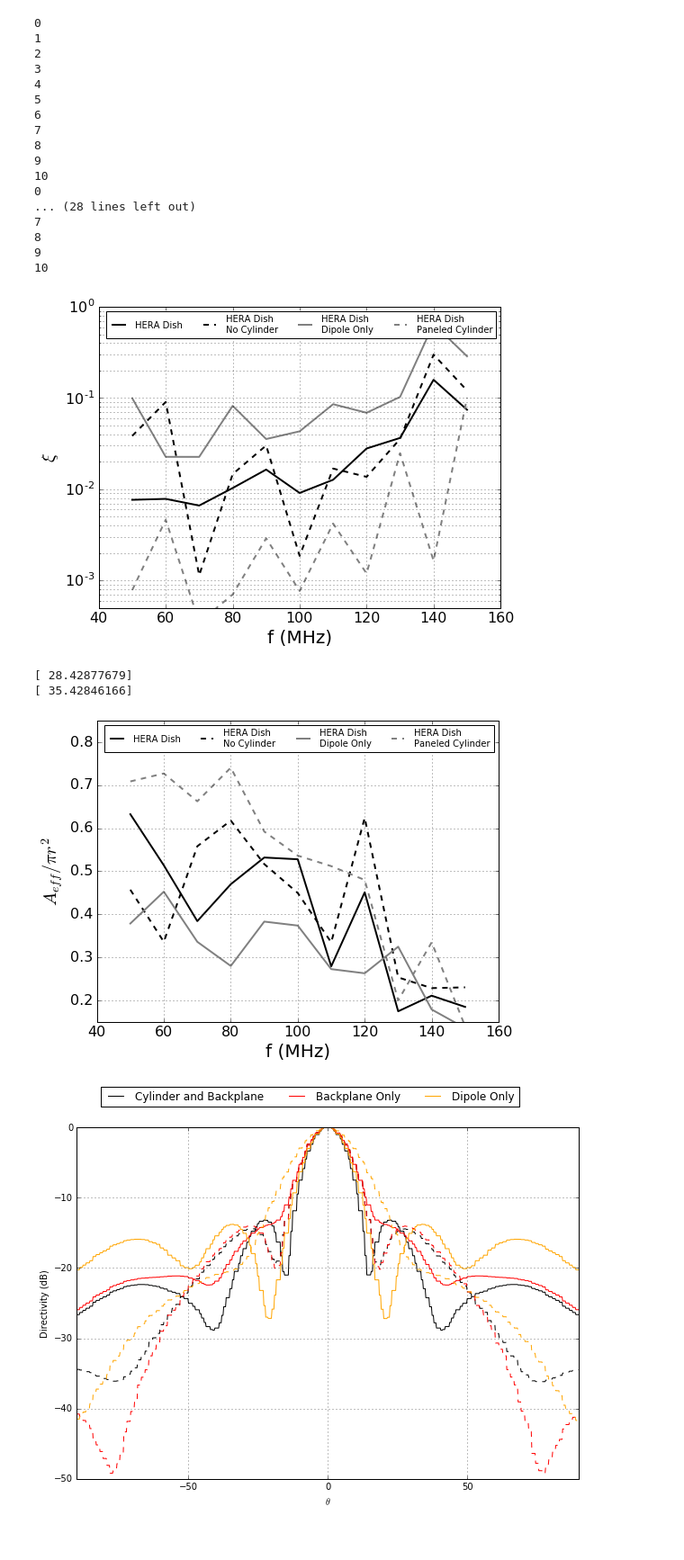
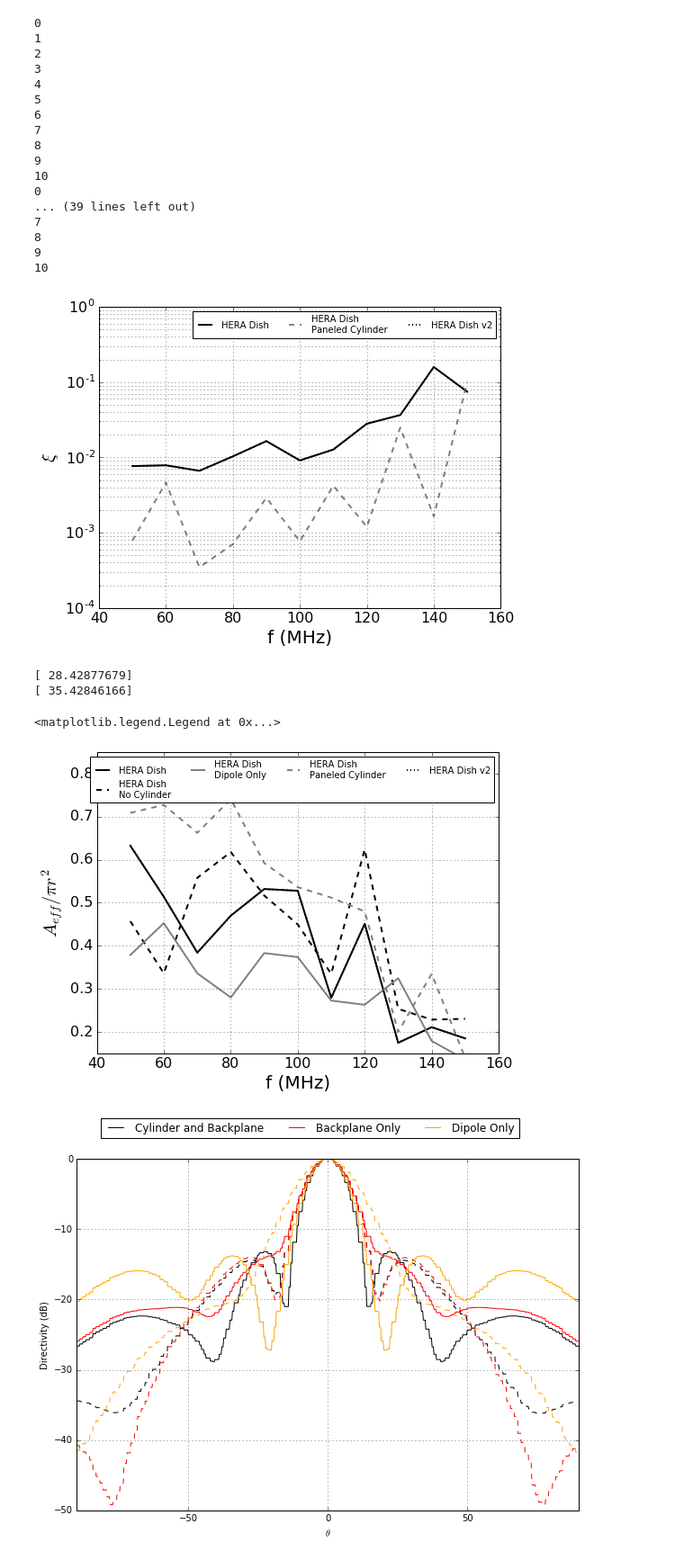
Before and after one commit to aewallwi/simulations-hera-eox, a Jupyter notebook: src/farField_analysis_lowFreq.ipynb, the cells around one changed output. Shown at 90% size. Cells and saved outputs as stored; diff of their text form; code cells hidden in the pictures.

```diff
--- a/src/farField_analysis_lowFreq.ipynb
+++ b/src/farField_analysis_lowFreq.ipynb
@@ -65,6 +65,7 @@ beamCylinder=Beam('beamCylinderBackPlane',fstrList,64,['XX'],rotateY=True)
 beamNoCylinder=Beam('beamBackPlane',fstrList,64,['XX'],rotateY=True)
 beamBareDipole=Beam('beamBareDipole',fstrList,64,['XX'],rotateY=True)
 beamPaneledCylinder=Beam('beamPaneledCylinder',fstrList,64,['XX'],rotateY=True)
+beamCylinderV2=Beam('beamCylinderBackPlane_v2',fstrList,64,['XX'],rotateY=True)
 # %% [output]
 0
 1
@@ -78,7 +79,7 @@ beamPaneledCylinder=Beam('beamPaneledCylinder',fstrList,64,['XX'],rotateY=True)
 9
 10
 0
-... (28 lines left out)
+... (39 lines left out)
 7
 8
 9
@@ -86,26 +87,28 @@ beamPaneledCylinder=Beam('beamPaneledCylinder',fstrList,64,['XX'],rotateY=True)
 # %%
 p.plot(beamCylinder.fAxis/1e6,beamCylinder.ellipticity,label='HERA Dish',color='k',ls='-',lw=2)
 #print beamCylinder.ellipticity[beamNoCylinder.fAxis==100e6]
 #print beamNoCylinder.ellipticity[beamNoCylinder.fAxis==100e6]
-p.plot(beamNoCylinder.fAxis/1e6,beamNoCylinder.ellipticity,label='HERA Dish\nNo Cylinder',color='k',ls='--',lw=2)
-p.plot(beamBareDipole.fAxis/1e6,beamBareDipole.ellipticity,label='HERA Dish\nDipole Only',color='grey',lw=2,ls='-')
+#p.plot(beamNoCylinder.fAxis/1e6,beamNoCylinder.ellipticity,label='HERA Dish\nNo Cylinder',color='k',ls='--',lw=2)
+#p.plot(beamBareDipole.fAxis/1e6,beamBareDipole.ellipticity,label='HERA Dish\nDipole Only',color='grey',lw=2,ls='-')
 p.plot(beamPaneledCylinder.fAxis/1e6,beamPaneledCylinder.ellipticity,label='HERA Dish\nPaneled Cylinder',color='grey',lw=2,ls='--')
+p.plot(beamCylinderV2.fAxis/1e6,beamCylinder.ellipticity,label='HERA Dish v2',color='k',ls=':',lw=2)
+
 
 
 p.xlabel('f (MHz)',fontsize=20)
 p.ylabel('$\\xi$',fontsize=20)
 p.legend(loc='best',fontsize=10,ncol=4)
 p.yscale('log')
-p.ylim(5e-4,1e0)
+#p.ylim(1e-4,1e0)
 
 p.gca().tick_params('x',labelsize=16)
 p.gca().tick_params('y',labelsize=16)
 p.gcf().set_size_inches([8,6])
 p.gca().yaxis.grid(which='minor')
 p.grid()
-p.savefig('../analysis/compareEllipticity.pdf',bbox_inches='tight')
+#p.savefig('../analysis/compareEllipticity.pdf',bbox_inches='tight')
 # %% [output]
-[figure, old version]
+[figure, new version]
 # %%
 p.plot(beamCylinder.fAxis/1e6,beamCylinder.effArea[0]/(pi*7*7),label='HERA Dish',color='k',ls='-',lw=2)
 print beamCylinder.effArea[0][beamCylinder.fAxis==150e6]
@@ -114,6 +117,8 @@ print beamNoCylinder.effArea[0][beamNoCylinder.fAxis==150e6]
 #p.plot(beamNoBackPlane.fAxis/1e6,beamNoBackPlane.effAreaXX/(pi*7*7),label='No BackPlane')
 p.plot(beamBareDipole.fAxis/1e6,beamBareDipole.effArea[0]/(pi*7*7),label='HERA Dish\nDipole Only',color='grey',lw=2,ls='-')
 p.plot(beamPaneledCylinder.fAxis/1e6,beamPaneledCylinder.effArea[0]/(pi*7*7),label='HERA Dish\nPaneled Cylinder',color='grey',lw=2,ls='--')
+p.plot(beamCylinderV2.fAxis/1e6,beamCylinder.effArea[0]/(pi*7*7),label='HERA Dish v2',color='k',ls=':',lw=2)
+
 
 
 #print beamBareDipole.effArea[0][beamBareDipole.fAxis==150e6]
@@ -126,11 +131,12 @@ p.gca().tick_params('y',labelsize=16)
 p.gcf().set_size_inches([8,6])
 #p.gca().yaxis.grid(which='minor')
 p.legend(loc='best',fontsize=10,ncol=4)
-p.savefig('../analysis/Percentage_illumination.pdf')
+#p.savefig('../analysis/Percentage_illumination.pdf')
 # %% [output]
 [ 28.42877679]
 [ 35.42846166]
+<matplotlib.legend.Legend at 0x...>
-[figure, old version]
+[figure, new version]
 # %%
 #take a cut through a beam
 def hpCut(phi,nPix,data):
```
Also changed, not shown: 22 other files.
